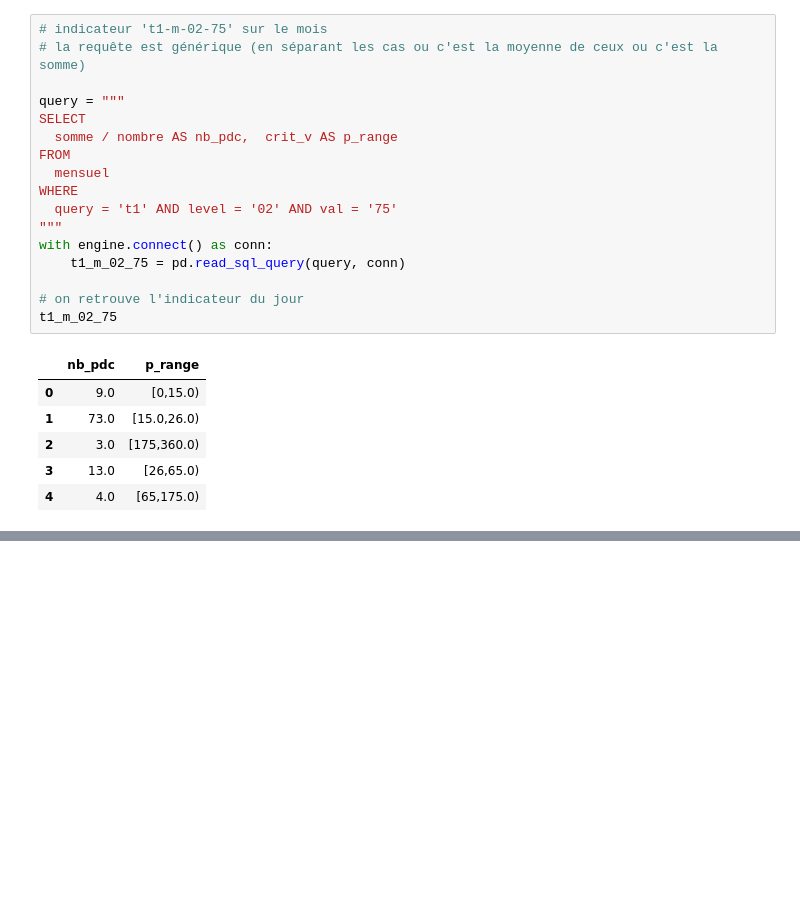
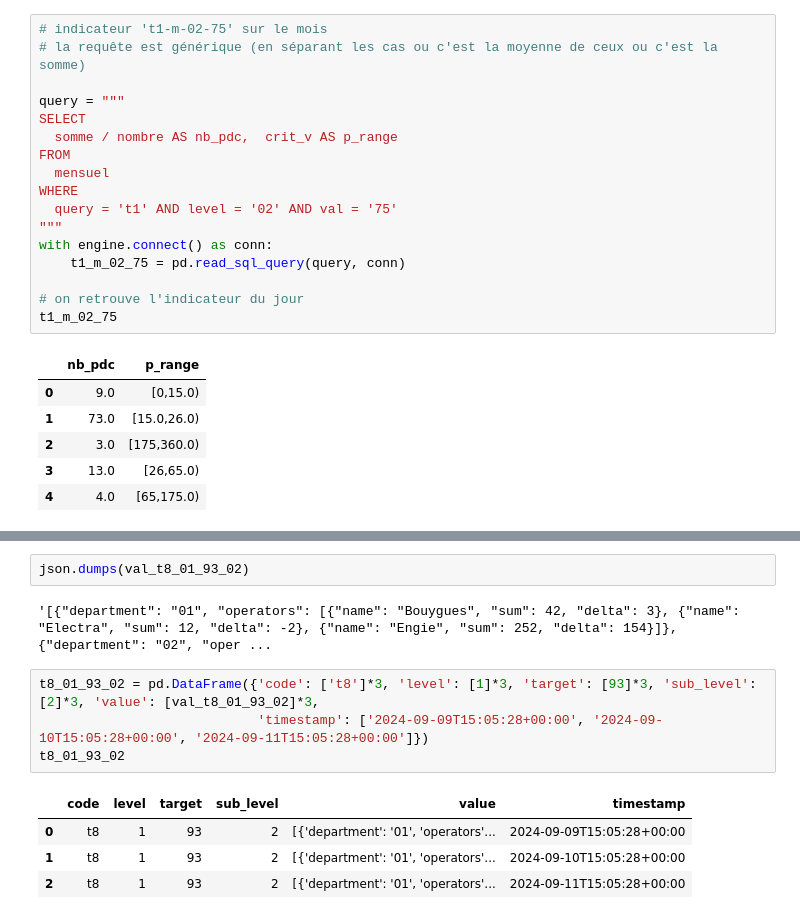
Before and after one commit to loco-philippe/IRVE, a Jupyter notebook: _sources/files/tests_historisation.ipynb, the cells around one changed output, grey strips where cells are left out. Saved outputs shown, nothing was run; the diff lists cells and outputs as text; blank space fills up the shorter version.

```diff
--- a/_sources/files/tests_historisation.ipynb
+++ b/_sources/files/tests_historisation.ipynb
@@ -125,0 +173,13 @@ t1_m_02_75
+# %%
+json.dumps(val_t8_01_93_02)
+# %% [output]
+'[{"department": "01", "operators": [{"name": "Bouygues", "sum": 42, "delta": 3}, {"name": "Electra", "sum": 12, "delta": -2}, {"name": "Engie", "sum": 252, "delta": 154}]}, {"department": "02", "oper ...
+# %%
+t8_01_93_02 = pd.DataFrame({'code': ['t8']*3, 'level': [1]*3, 'target': [93]*3, 'sub_level': [2]*3, 'value': [val_t8_01_93_02]*3,
+                            'timestamp': ['2024-09-09T15:05:28+00:00', '2024-09-10T15:05:28+00:00', '2024-09-11T15:05:28+00:00']})
+t8_01_93_02
+# %% [output]
+|  | code | level | target | sub_level | value | timestamp |
+| 0 | t8 | 1 | 93 | 2 | [{'department': '01', 'operators'... | 2024-09-09T15:05:28+00:00 |
+| 1 | t8 | 1 | 93 | 2 | [{'department': '01', 'operators'... | 2024-09-10T15:05:28+00:00 |
+| 2 | t8 | 1 | 93 | 2 | [{'department': '01', 'operators'... | 2024-09-11T15:05:28+00:00 |
```
Also changed, not shown: parts of 6 cells of this notebook, 35 other files.
